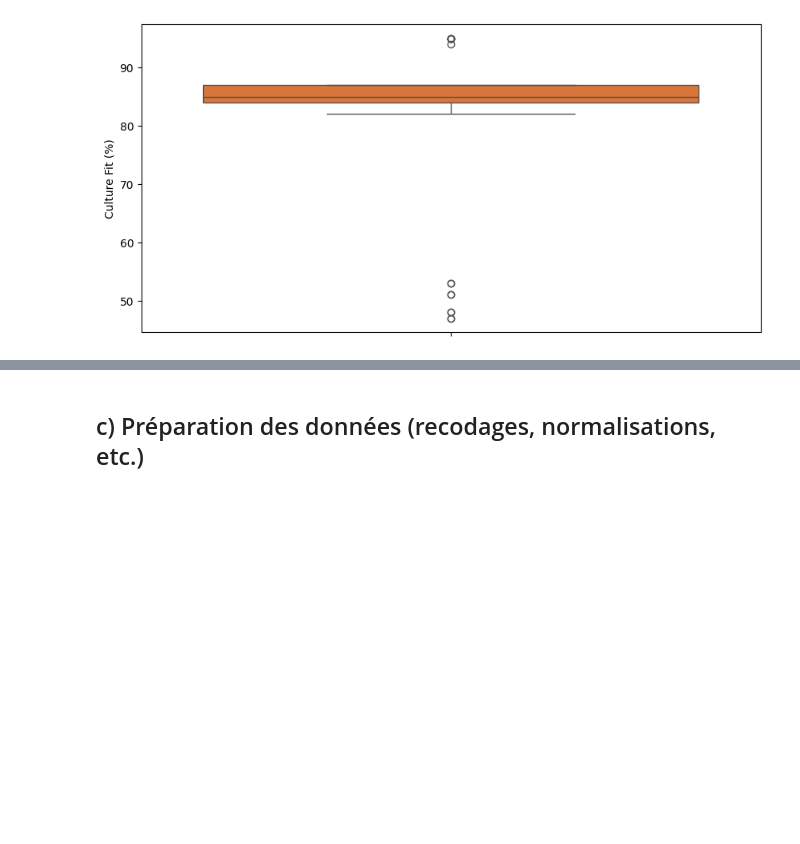
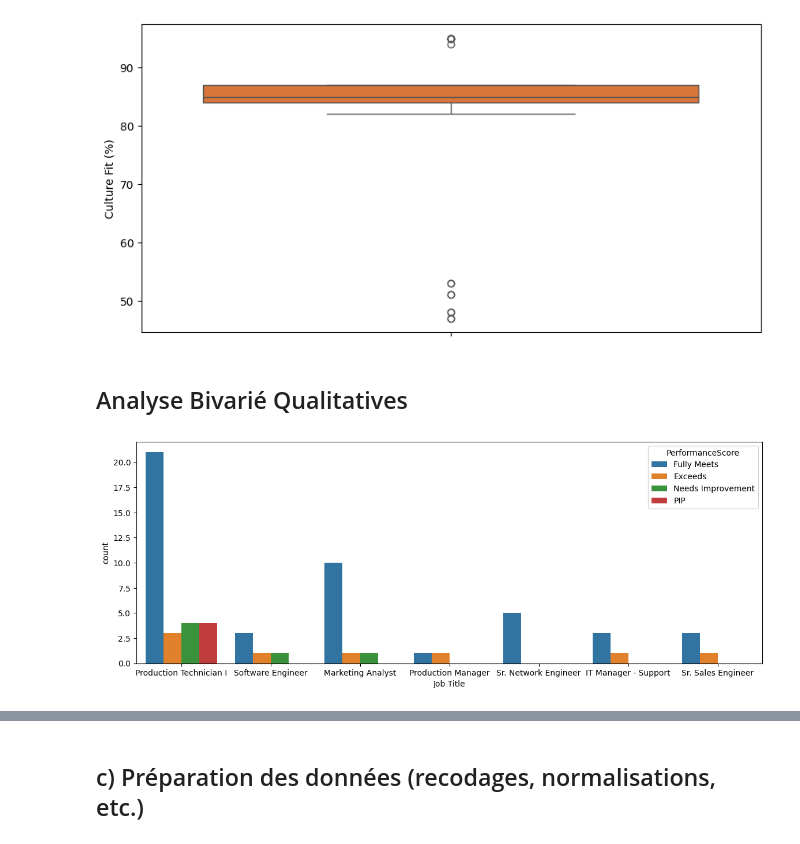
Before and after one commit to melaniedaddio/-Time-Cost-Quality-of-Hire, a Jupyter notebook: script.ipynb, the cells around one changed output, grey strips where cells are left out. Saved outputs shown, nothing was run; the diff lists cells and outputs as text; code cells hidden in the pictures; blank space fills up the shorter version.

```diff
--- a/script.ipynb
+++ b/script.ipynb
@@ -305,3 +306,11 @@ sns.boxplot(df['Culture Fit (%)'], color = '#F37021')
 plt.show()
 # %% [output]
 [figure]
+# %% [markdown]
+## Analyse Bivarié Qualitatives
+# %%
+plt.figure(figsize = (14,5))
+sns.countplot(df, x = 'Job Title', hue = 'PerformanceScore')
+plt.show()
+# %% [output]
+[figure, added]
```
Also changed, not shown: parts of 9 cells of this notebook.
